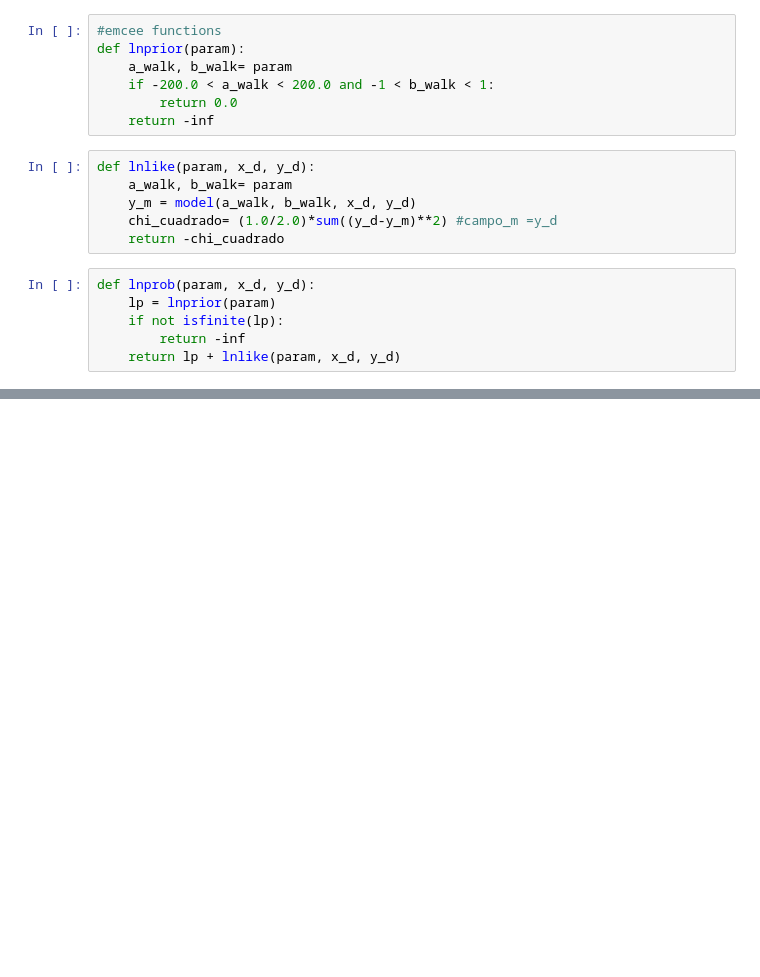
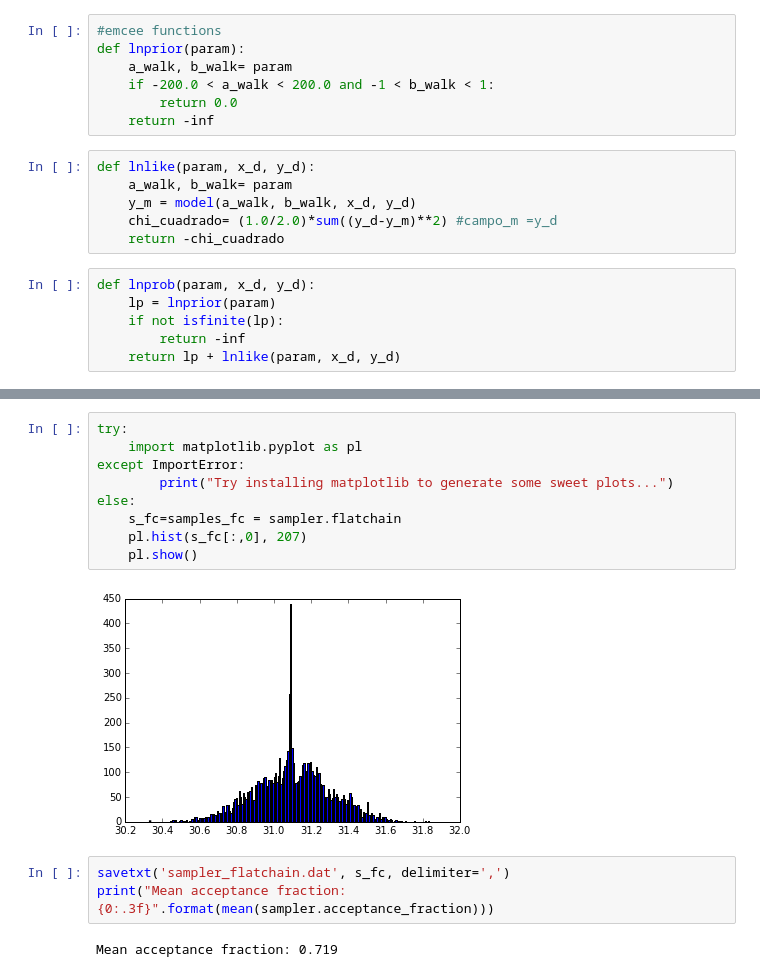
Before and after one commit to JC-AlfonsoR/CM20151_HW7_AlfonsoOrtiz, a Jupyter notebook: P2_Campo_magnetico_solar/emcee_mcr.ipynb, the cells around one changed output, grey strips where cells are left out. Saved outputs shown, nothing was run; the diff lists cells and outputs as text; blank space fills up the shorter version.

```diff
--- a/P2_Campo_magnetico_solar/emcee_mcr.ipynb
+++ b/P2_Campo_magnetico_solar/emcee_mcr.ipynb
@@ -97,0 +102,16 @@ print pos, prob, state
+# %%
+try:
+    import matplotlib.pyplot as pl
+except ImportError:
+        print("Try installing matplotlib to generate some sweet plots...")
+else:
+    s_fc=samples_fc = sampler.flatchain
+    pl.hist(s_fc[:,0], 207)
+    pl.show()
+# %% [output]
+[figure, added]
+# %%
+savetxt('sampler_flatchain.dat', s_fc, delimiter=',')
+print("Mean acceptance fraction: {0:.3f}".format(mean(sampler.acceptance_fraction)))
+# %% [output]
+Mean acceptance fraction: 0.719
```
Also changed, not shown: parts of 16 cells of this notebook, 3 other files.
